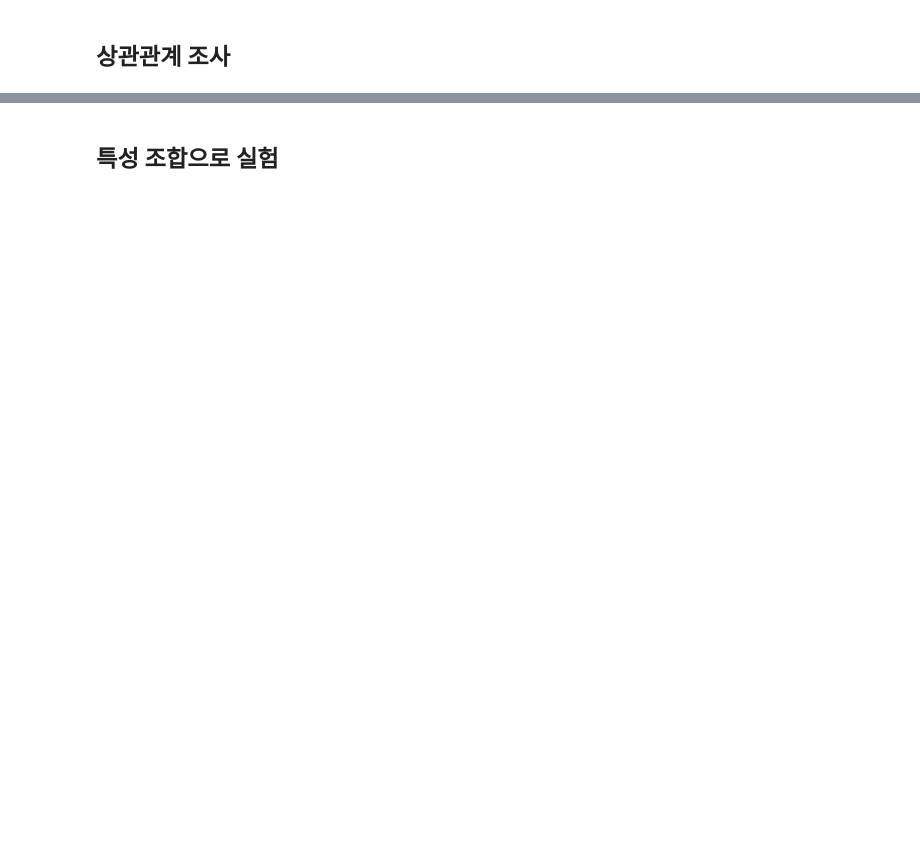
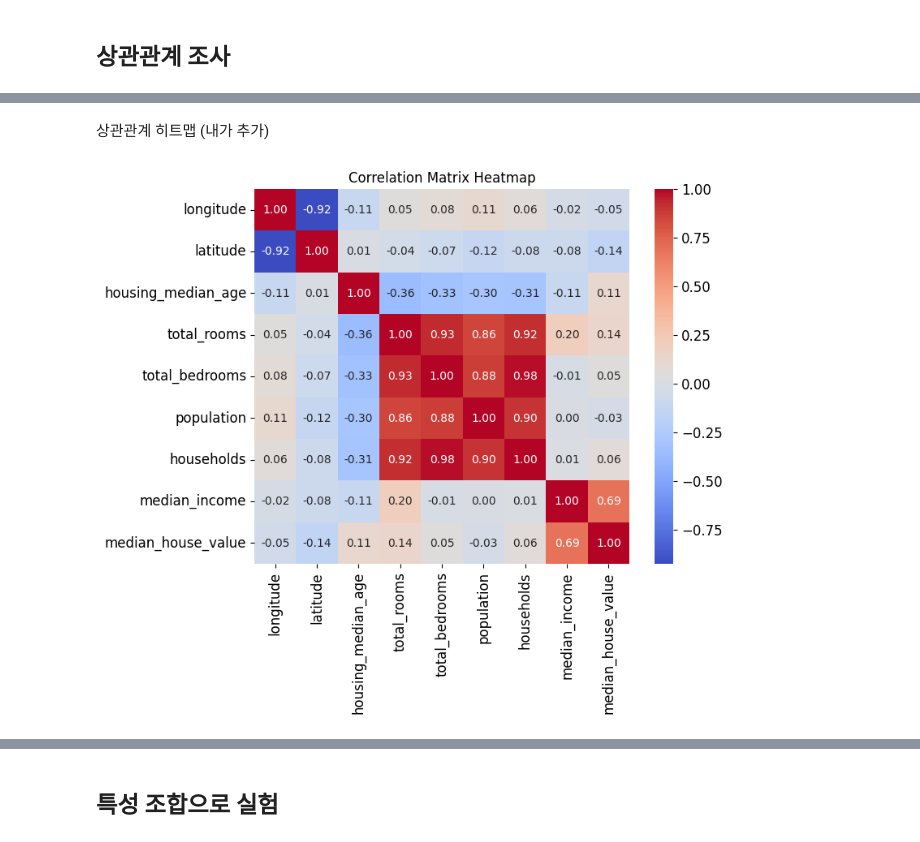
Before and after one commit to tux2won/self_study, a Jupyter notebook: 02_end_to_end_machine_learning_project.ipynb, the cells around one changed output, grey strips where cells are left out. Drawn from its saved outputs; the diff is of its cells as text; code cells hidden in the pictures; blank space fills up the shorter version.

```diff
--- a/02_end_to_end_machine_learning_project.ipynb
+++ b/02_end_to_end_machine_learning_project.ipynb
@@ -378,0 +472,8 @@ corr_matrix = housing.corr()
+# %%
+# corr_matrix = housing.corr()
+
+# 교안 코드가 안돌아감..
+# 판다스의 corr()함수는 정수형 데이터타입의 컬럼간 연산 만이 가능함
+# 허나 'ocean_proximity'라는 컬럼에 'INLAND'와 같은 문자형이 포함되어 있어서 계산이 불가함
+
+corr_matrix = housing.select_dtypes(include=np.number).corr()
@@ -381,3 +499,12 @@ corr_matrix["median_house_value"].sort_values(ascending=False)
 # %% [markdown]
 피어슨의 상관 계수(위키백과):
 ![Pearson correlation coefficient](https://upload.wikimedia.org/wikipedia/commons/d/d4/Correlation_examples2.svg)
+# %% [markdown]
+상관관계 히트맵 (내가 추가)
+# %%
+plt.figure(figsize=(8, 6))
+sns.heatmap(corr_matrix, annot=True, cmap='coolwarm', fmt=".2f", square=True)
+plt.title("Correlation Matrix Heatmap")
+plt.show()
+# %% [output]
+[figure, added]
```
Also changed, not shown: parts of 46 cells of this notebook.
